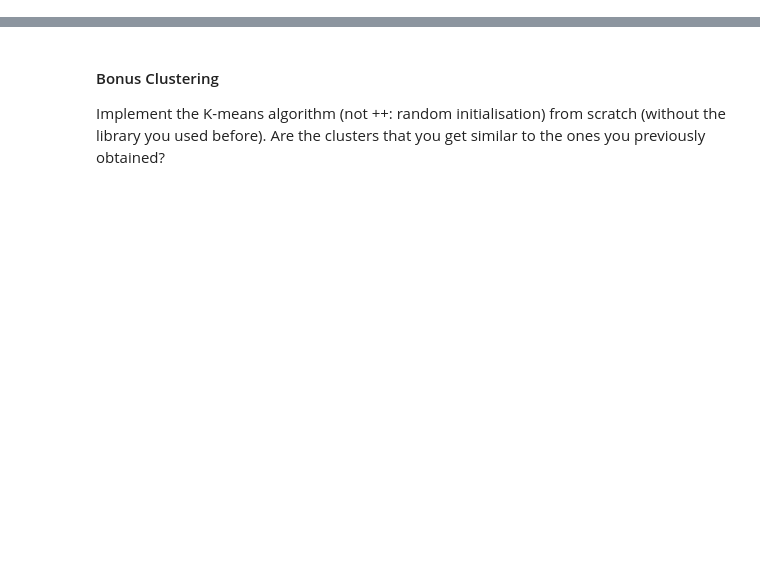
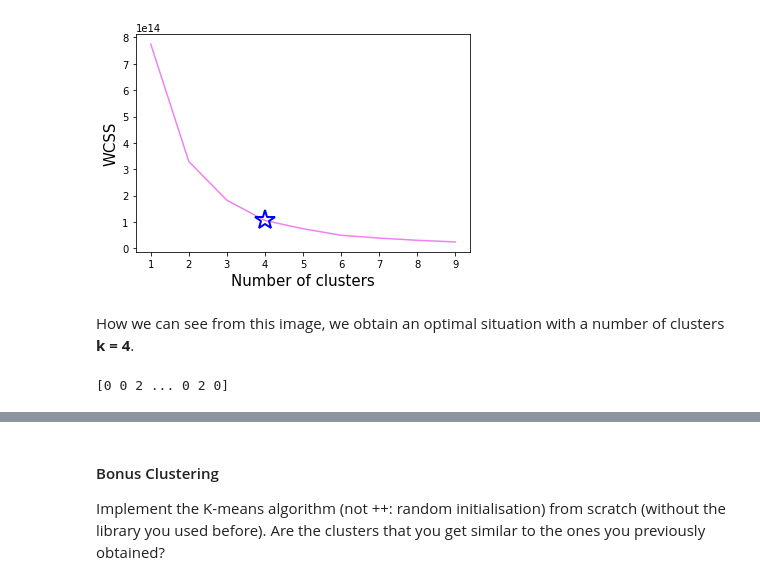
Before and after one commit to lrnzgiusti/ADM-HW4-GP29, a Jupyter notebook: ADM-HW4-GP29.ipynb, the cells around one changed output, grey strips where cells are left out. Saved outputs shown, nothing was run; the diff lists cells and outputs as text; code cells hidden in the pictures; blank space fills up the shorter version.

```diff
--- a/ADM-HW4-GP29.ipynb
+++ b/ADM-HW4-GP29.ipynb
@@ -6,0 +274,23 @@ from pyspark.sql import SparkSession
+# %%
+with open("voc.json") as f0:
+    voc = json.load(f0)
+# %%
+#I create words, a list of all the words in all the descr. repeated just one time
+def set_words(voc):
+    w = list(voc.values())
+    words = []
+    for l in w:
+        words+=l
+    words
+
+    words = set(words)
+    return words
+
+words = set_words(voc)
+words = list(words)
+# %%
+term = {}
+
+for i in range(len(words)):
+    ID = "term_"+ str(i)
+    term[words[i]] = ID
@@ -6,0 +445,5 @@ from pyspark.sql import SparkSession
+# %%
+wcss=[]
+for i in range(1, 10):
+    kmeans_df=KMeans(n_clusters = i, init = 'k-means++').fit(df1)
+    wcss.append(kmeans_df.inertia_)
@@ -6,0 +462,13 @@ from pyspark.sql import SparkSession
+# %%
+x = range(1, 10)
+y = wcss
+
+plt.plot(x,y, color= 'violet')
+plt.plot(x[3], y[3], '*', ms=20, mec='blue', mfc='none', mew=2,)
+plt.xlabel("Number of clusters", fontsize= 15, color='black')
+plt.ylabel("WCSS", fontsize= 15, color='black')
+plt.show()
+# %% [output]
+[figure, added]
+# %% [markdown]
+How we can see from this image, we obtain an optimal situation with a number of clusters <b>k = 4</b>.
@@ -6,0 +477,6 @@ from pyspark.sql import SparkSession
+# %%
+#ann labels
+labels1 = clust1.labels_
+print(labels1)
+# %% [output]
+[0 0 2 ... 0 2 0]
```
Also changed, not shown: parts of 60 cells of this notebook.
